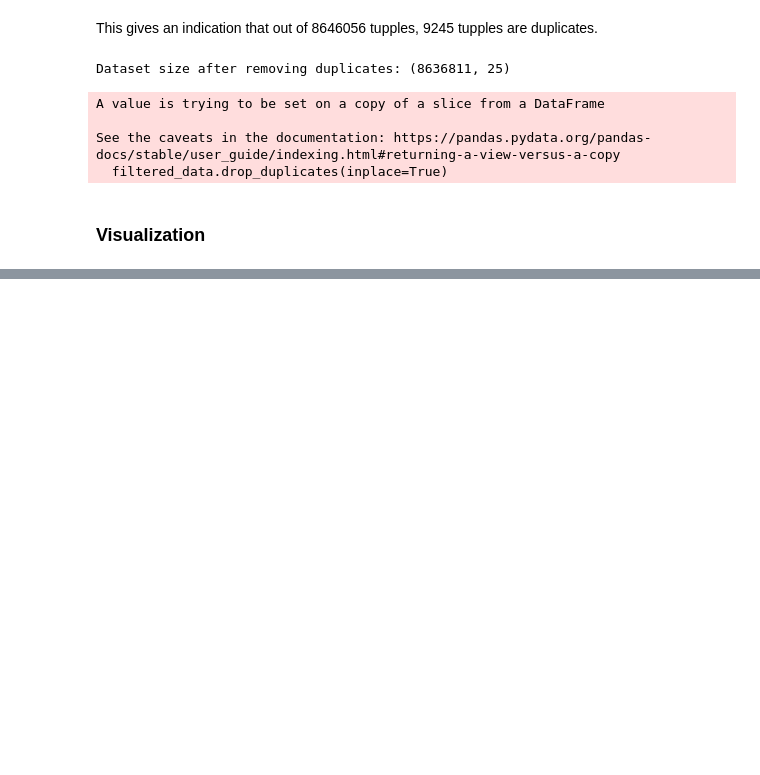
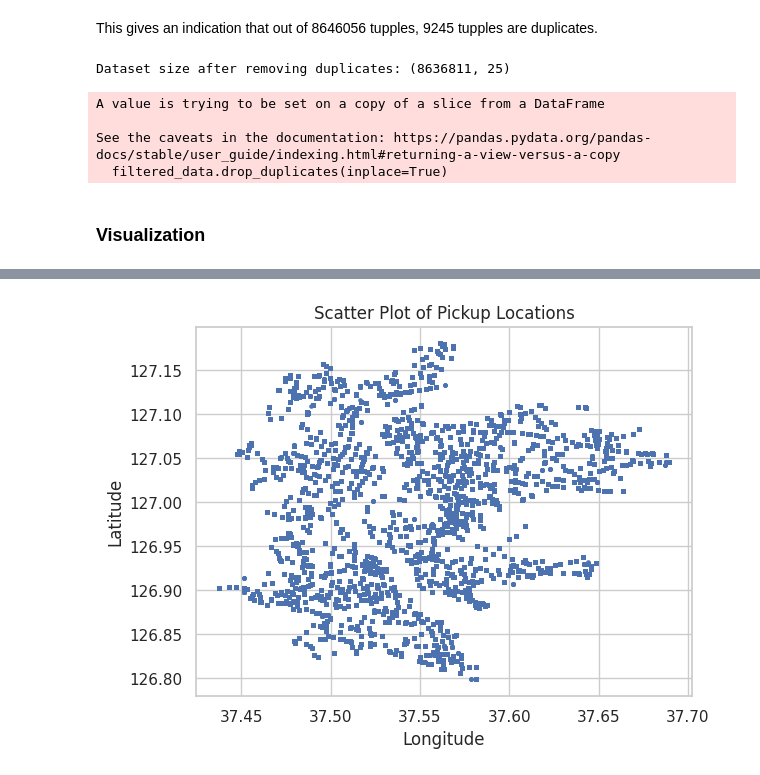
Before and after one commit to dp2292/CP01-Data-Alchemists, a Jupyter notebook: CP01_Data_Alchemists.ipynb, the cells around one changed output, grey strips where cells are left out. Cells and saved outputs as stored; diff of their text form; code cells hidden in the pictures; blank space fills up the shorter version.

```diff
--- a/CP01_Data_Alchemists.ipynb
+++ b/CP01_Data_Alchemists.ipynb
@@ -231,0 +266,9 @@ plt.show()
+# %%
+plt.scatter(filtered_data['PLong'], filtered_data['PLatd'], s=5, alpha=0.5)
+plt.xlabel('Longitude')
+plt.ylabel('Latitude')
+plt.title('Scatter Plot of Pickup Locations')
+plt.grid(True)
+plt.show()
+# %% [output]
+[figure, added]
```
Also changed, not shown: parts of 12 cells of this notebook.
